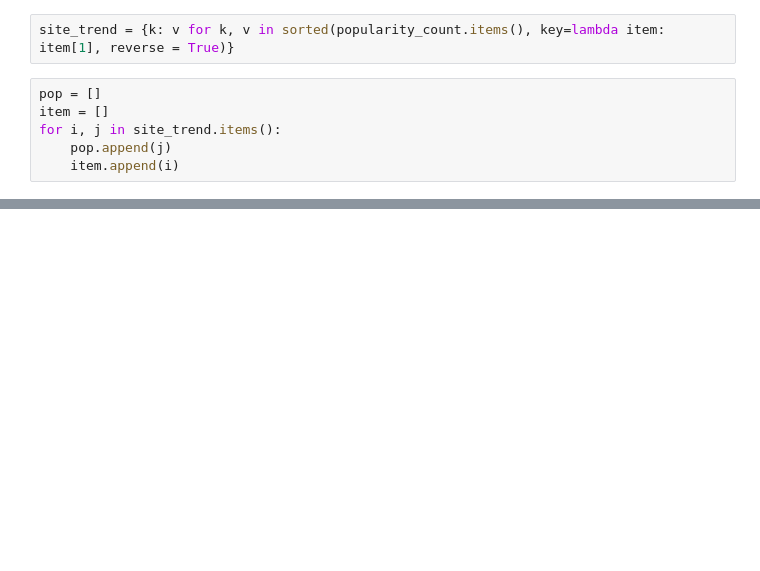
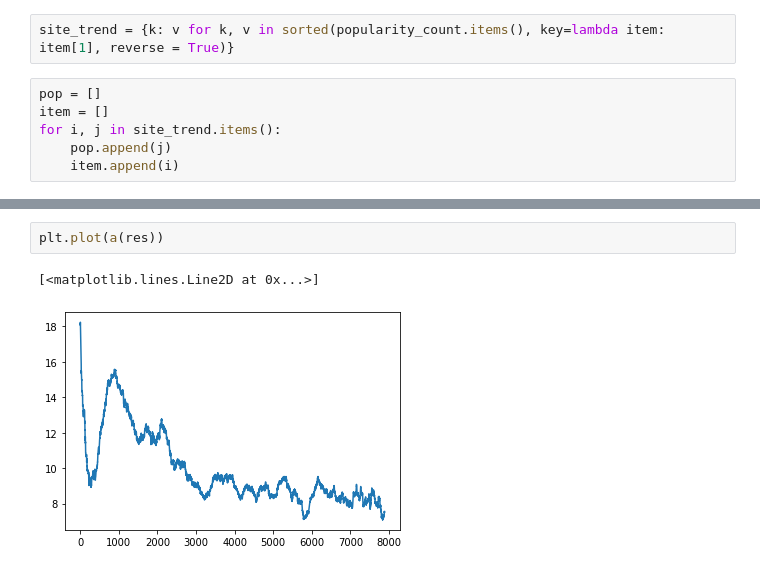
Before and after one commit to ae1999/Yekranet-Recommender-system-offline-evaluation, a Jupyter notebook: chetor pop bias.ipynb, the cells around one changed output, grey strips where cells are left out. Drawn from its saved outputs; the diff is of its cells as text; blank space fills up the shorter version.

```diff
--- a/chetor pop bias.ipynb
+++ b/chetor pop bias.ipynb
@@ -281 +341,6 @@ for i, j in site_trend.items():
+# %%
+plt.plot(a(res))
+# %% [output]
+[<matplotlib.lines.Line2D at 0x...>]
+[figure, added]
 # %%
```
Also changed, not shown: parts of 42 cells of this notebook, 1 other file.
